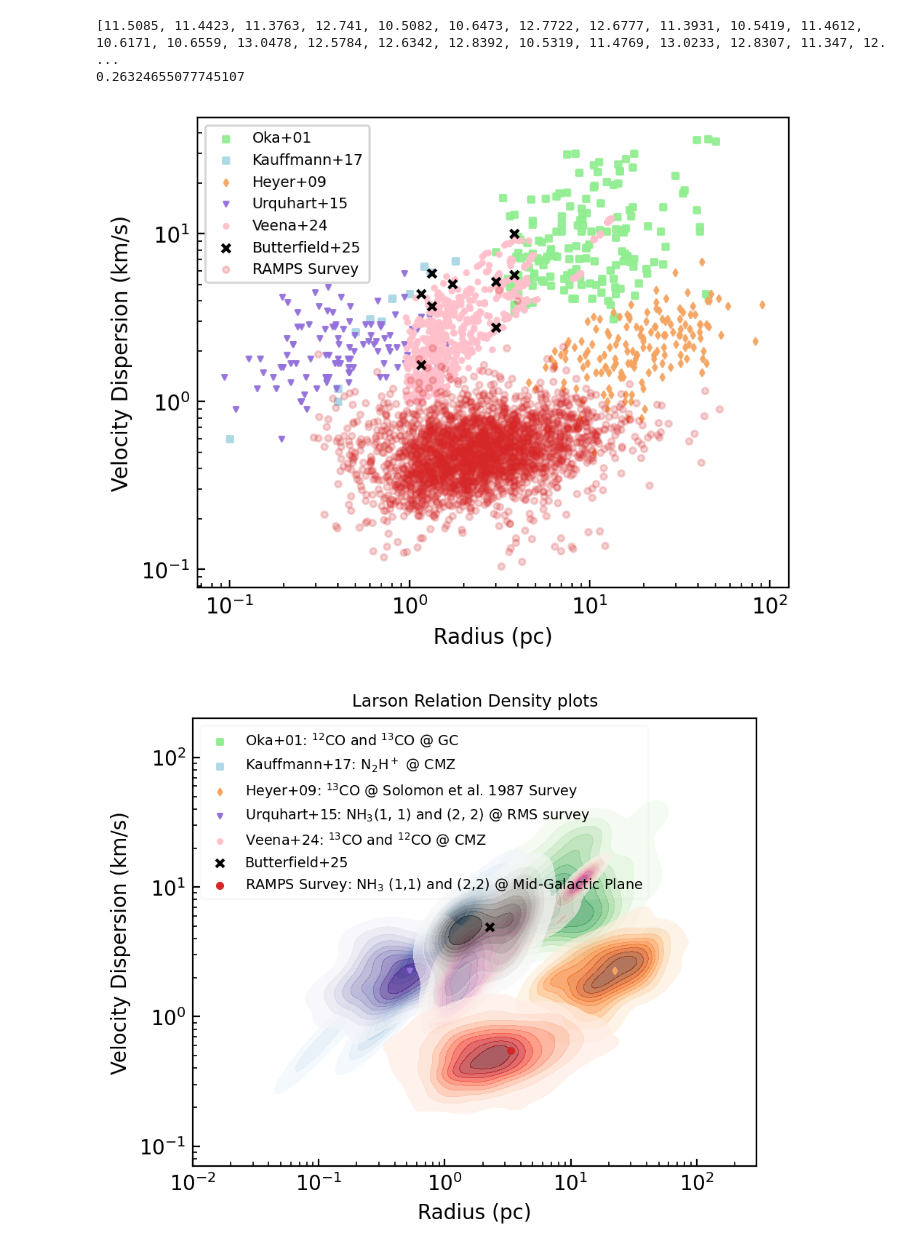
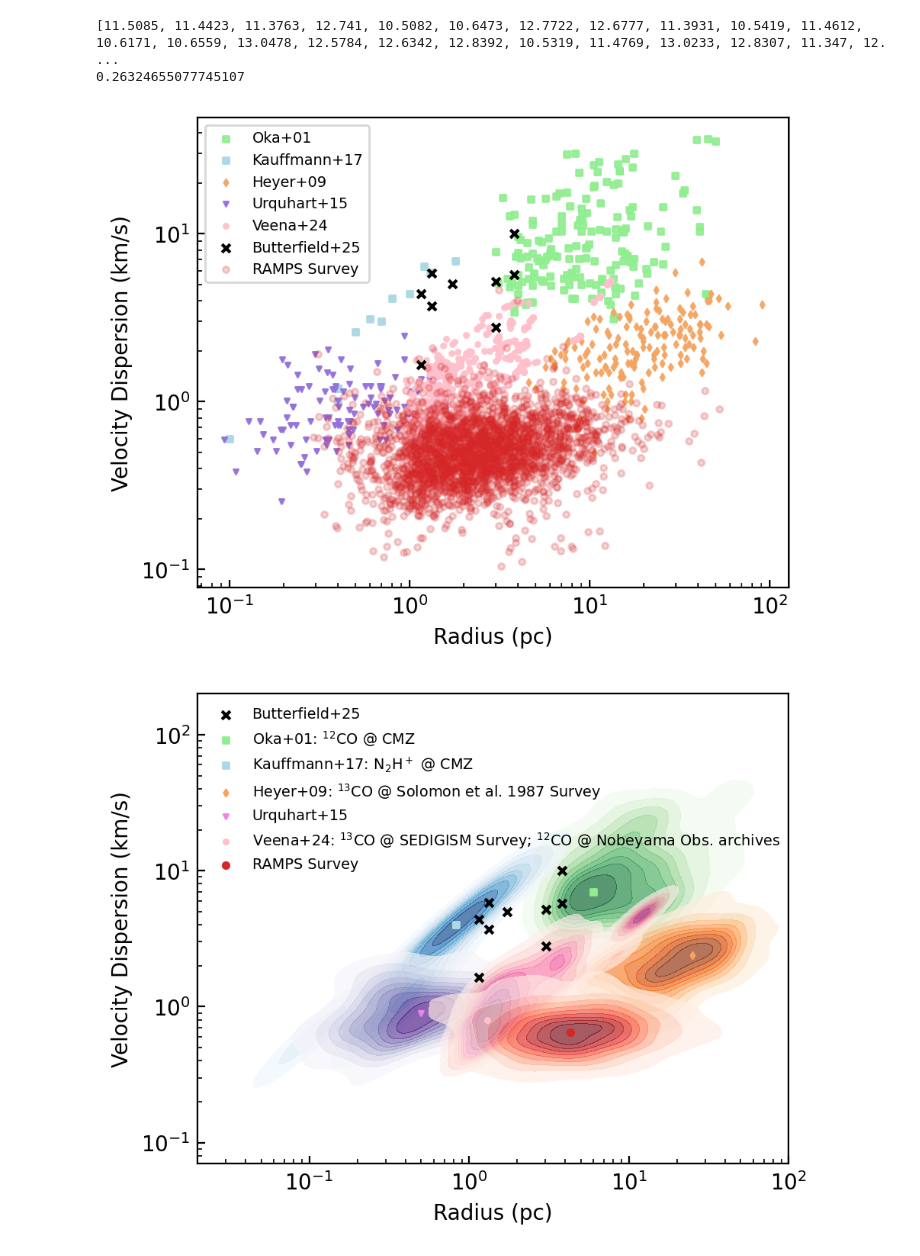
Before and after one commit to harrisonfwest/GBO-REU, a Jupyter notebook: Butterfield_plotting/linewidth_plot.ipynb, the cells around one changed output. Saved outputs shown, nothing was run; the diff lists cells and outputs as text; code cells hidden in the pictures.

```diff
--- a/Butterfield_plotting/linewidth_plot.ipynb
+++ b/Butterfield_plotting/linewidth_plot.ipynb
@@ -9,6 +9,8 @@ import csv
 
 mpl.rcParams['xtick.direction'] = 'in'
 mpl.rcParams['ytick.direction'] = 'in'
+
+FWHM_const = 2 * np.sqrt(2 * np.log(2))
 # %%
 SgrE_and_r=[]
 
@@ -133,7 +135,7 @@ with open('RMS_LarsonStats.txt') as tsvfile:
 
 print(morgan_l)
 morgan_r = [float(item) for item in morgan_r]
-morgan_l = [float(item) for item in morgan_l]
+morgan_l = [float(item) for item in morgan_l]/FWHM_const
 print(morgan_l)
 # %% [output]
 ['G010.283-00.118', '0.31784385', '2.4']
@@ -203,7 +205,7 @@ with open('Helixstream_Radsigma.dat') as tsvfile:
     veena24_l.extend(line[1:])
 
 veena24_r = [float(item) for item in veena24_r]
-veena24_l = [float(item) for item in veena24_l]
+veena24_l = [float(item) for item in veena24_l]/FWHM_const
 
 print(veena24_r)
 #print(veena24_l)
@@ -365,46 +367,43 @@ plt.legend(fontsize='x-small')#, bbox_to_anchor=(1, 0.5))
 
 plt.savefig("/users/hfwest/GBO-REU/plots/Larson--West-Morgan.png",bbox_inches = 'tight', pad_inches = 0.1)
 # %% [output]
-[figure, old version]
+[figure, new version]
 # %%
 import seaborn as sns
 
 hist_bins = np.logspace(0.01, 100)
 
 fig, ax = plt.subplots(figsize=(w, h), dpi=d)
 plt.loglog()
+
 sns.kdeplot(x = oka01_r, y = oka01_l, fill = True, cmap = 'Greens', cbar = False, alpha = 0.65)
-plt.scatter(np.mean(oka01_r), np.mean(oka01_l), s=7, color='lightgreen', label='Oka+01: $^{12}$CO and $^{13}$CO @ GC', marker='s') #, set_sizes(12.0))
+sns.kdeplot(x = kauf_r, y = kauf_l, fill = True, cmap = 'Blues', cbar = False, alpha = 0.65)
+sns.kdeplot(x = heyer09_r, y = heyer09_l, fill = True, cmap = 'Oranges', cbar = False, alpha = 0.65)
+sns.kdeplot(x = morgan_r, y = morgan_l, fill = True, cmap = 'Purples', cbar = False, alpha = 0.65)
+sns.kdeplot(x = veena24_r, y = veena24_l, fill = True, cmap = 'RdPu', cbar = False, alpha = 0.65)
+sns.kdeplot(x = length_vals, y = sigma_vals, fill = True, cmap = 'Reds', cbar = False, alpha = 0.65)
 
-sns.kdeplot(x = kauf_r, y = kauf_l, fill = True, cmap = 'Blues', cbar = False, alpha = 0.65)
-plt.scatter(np.mean(kauf_r), np.mean(kauf_l), s=7, color='lightblue', label='Kauffmann+17: N$_2$H$^+$ @ CMZ', marker='s')
-
-sns.kdeplot(x = heyer09_r, y = heyer09_l, fill = True, cmap = 'Oranges', cbar = False, alpha = 0.65)
-plt.scatter(np.mean(heyer09_r), np.mean(heyer09_l), s=5, color='sandybrown', label='Heyer+09: $^{13}$CO @ Solomon et al. 1987 Survey', marker='d')
-
-sns.kdeplot(x = morgan_r, y = morgan_l, fill = True, cmap = 'Purples', cbar = False, alpha = 0.65)
-plt.scatter(np.mean(morgan_r), np.mean(morgan_l), s=5, color='mediumpurple', label='Urquhart+15: NH$_3$(1, 1) and (2, 2) @ RMS survey', marker='v')
-
-sns.kdeplot(x = veena24_r, y = veena24_l, fill = True, cmap = 'RdPu', cbar = False, alpha = 0.65)
-plt.scatter(np.mean(veena24_r), np.mean(veena24_l), s=5, color='pink', label='Veena+24: $^{13}$CO and $^{12}$CO @ CMZ')
-
-sns.kdeplot(x = midr, y = midl, fill = True, cmap = 'Greys', cbar = False, alpha = 0.65)
-plt.scatter(np.mean(midr), np.mean(midl), s=15, color='black', label='Butterfield+25', marker='x')
-
-sns.kdeplot(x = length_vals, y = sigma_vals, fill = True, cmap = 'Reds', cbar = False, alpha = 0.65)
-plt.scatter(np.mean(length_vals), np.mean(sigma_vals), marker = '.', color = 'tab:red', label = 'RAMPS Survey: NH$_3$ (1,1) and (2,2) @ Mid-Galactic Plane')
+plt.scatter(midr, midl, s=15, color='black', label='Butterfield+25', marker='x')
+plt.scatter(6, 7, s=7, color='lightgreen', label='Oka+01: $^{12}$CO @ CMZ', marker='s')
+plt.scatter(.83, 4, s=7, color='lightblue', label='Kauffmann+17: N$_2$H$^+$ @ CMZ', marker='s')
+plt.scatter(25, 2.4, s=5, color='sandybrown', label='Heyer+09: $^{13}$CO @ Solomon et al. 1987 Survey', marker='d')
+plt.scatter(.5, .9, s=5, color='violet', label='Urquhart+15', marker='v')
+# sns.kdeplot(x = midr, y = midl, fill = True, cmap = 'Greys', cbar = False, alpha = 0.65)
+plt.scatter(1.3, .8, s=5, color='pink', label='Veena+24: $^{13}$CO @ SEDIGISM Survey; $^{12}$CO @ Nobeyama Obs. archives')
+plt.scatter(np.median(length_vals), .65, marker = '.', color = 'tab:red', label = 'RAMPS Survey')
 
 
 plt.xlabel('Radius (pc)')
 plt.ylabel('Velocity Dispersion (km/s)')
-plt.title('Larson Relation Density plots', fontsize = 'small')
-ax.legend(fontsize='x-small', framealpha=0.1, loc = 'upper left')
-plt.xlim(1e-2, 300)
+ax.legend(fontsize='x-small', framealpha=0, loc = 'upper left')
+plt.xlim(0.02, 1e2)
 plt.ylim(.07, 2e2)
 
+# plt.show()
+
 plt.savefig("/users/hfwest/GBO-REU/plots/Larson_Density--West-Morgan.png", bbox_inches = 'tight', pad_inches = 0.1)
 # %% [output]
-[figure, old version]
+[figure, new version]
 # %%
 plt.figure(figsize=(w+.5, h), dpi=d) # adding space for colorbar
 plt.loglog()
```
Also changed, not shown: parts of 3 cells of this notebook, 5 other files.
